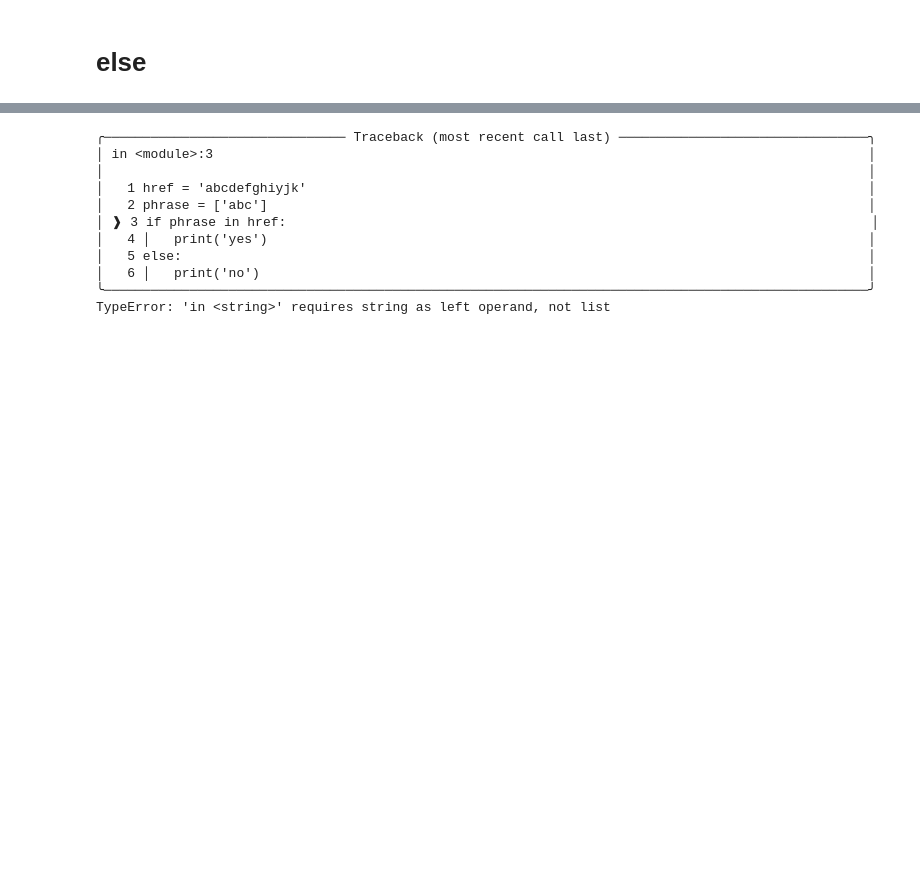
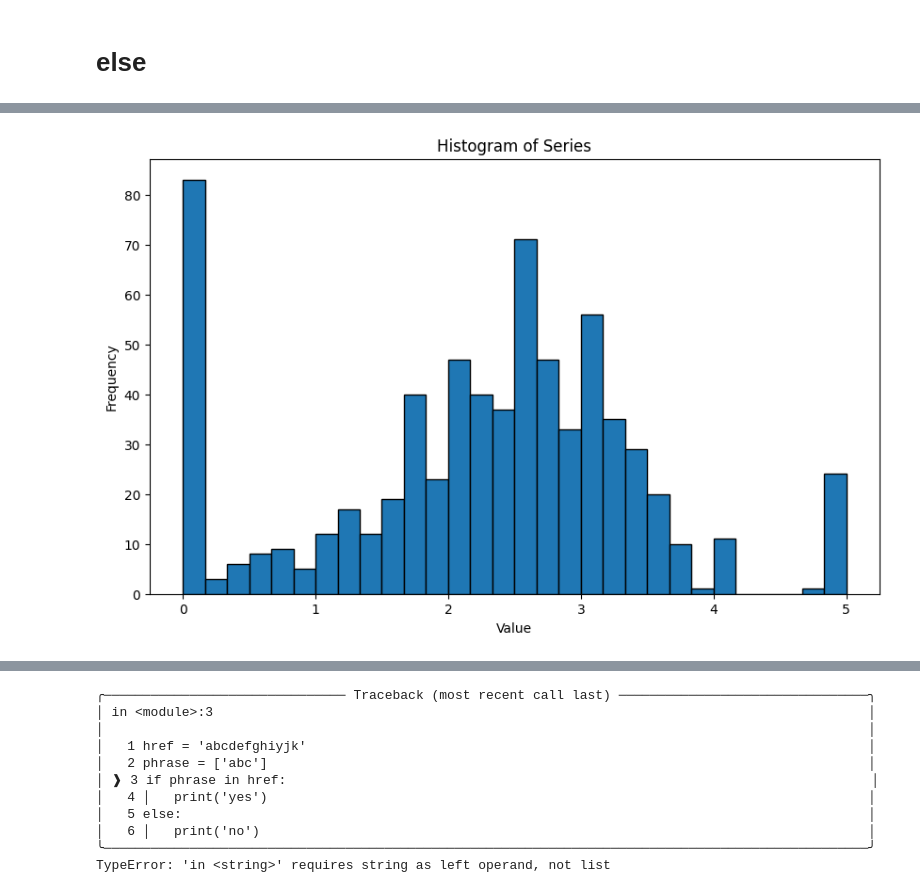
Before and after one commit to Aukstojas/lithuania-election-results, a Jupyter notebook: notebooks/analysis.ipynb, the cells around one changed output, grey strips where cells are left out. Cells and saved outputs as stored; diff of their text form; code cells hidden in the pictures; blank space fills up the shorter version.

```diff
--- a/notebooks/analysis.ipynb
+++ b/notebooks/analysis.ipynb
@@ -21,5 +21,5 @@
 # %% [markdown]
 # else
 # %%
-df = catalog.load("raw_apylinke_links")
+df = catalog.load("all_total_pirm_votes_by_apylinke")
 # %% [output]
@@ -47,0 +28,2 @@ VRK_nr
+# %%
+df['rate'] = df['total_pirm_votes'] / df['total_apylinke_votes']
@@ -47,0 +35,10 @@ VRK_nr
+# %%
+import matplotlib.pyplot as plt
+# Assuming 'series' is your pandas Series
+plt.figure(figsize=(10, 6))
+plt.hist(df['rate'], bins=30, edgecolor='black')
+plt.xlabel('Value')
+plt.ylabel('Frequency')
+plt.title('Histogram of Series')
+plt.show()
+# %% [output]
@@ -47,0 +46 @@ VRK_nr
+[figure, added]
```
Also changed, not shown: parts of 6 cells of this notebook, 6 other files.
